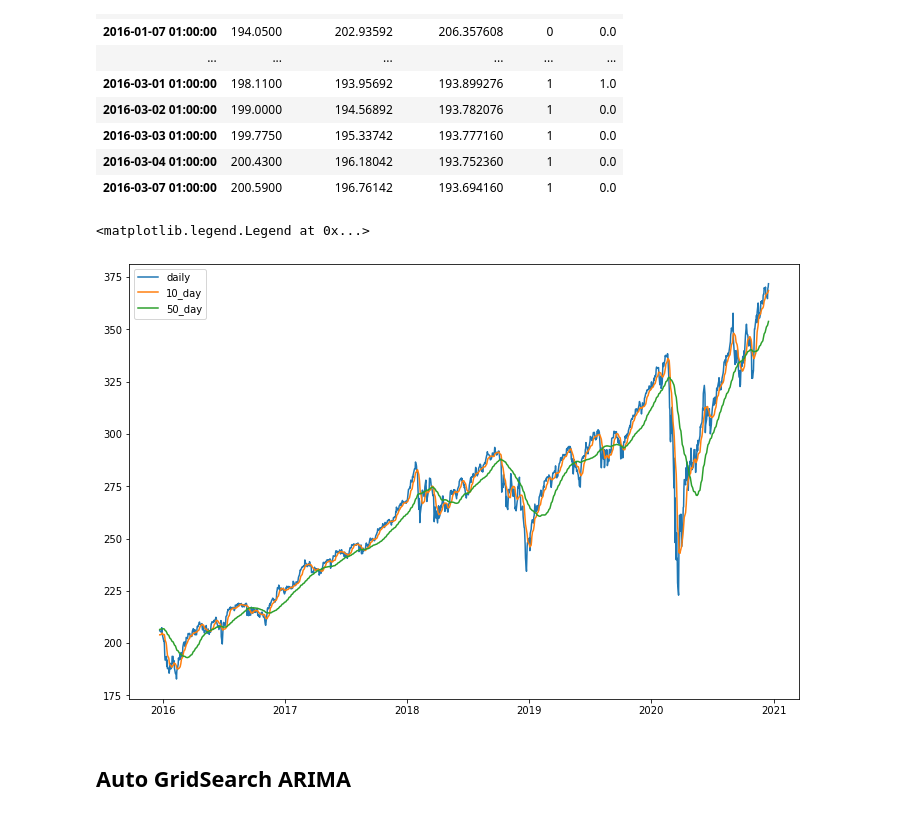
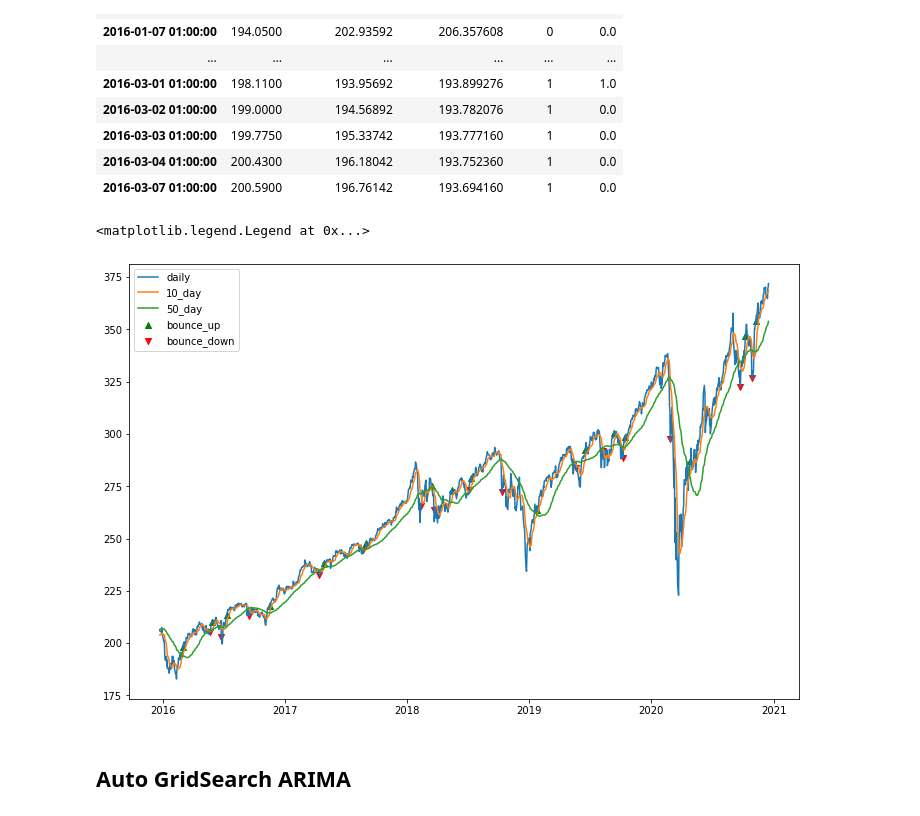
Before and after one commit to yunghanjeong/fitsnbits, a Jupyter notebook: notebooks/arima_auto_model.ipynb, the cells around one changed output. Saved outputs shown, nothing was run; the diff lists cells and outputs as text; code cells hidden in the pictures.

```diff
--- a/notebooks/arima_auto_model.ipynb
+++ b/notebooks/arima_auto_model.ipynb
@@ -106,13 +106,15 @@ test_data_df.head(50)
 # %%
 fig, ax = plt.subplots(figsize=(12,8))
 
 ax.plot(test_data_df.close, label="daily")
 ax.plot(test_data_df["10_rolling_mean"], label="10_day")
 ax.plot(test_data_df["50_rolling_mean"], label="50_day")
+ax.scatter(test_data_df[test_data_df.position == 1].close.index, test_data_df[test_data_df.position == 1].close, label = "bounce_up", marker="^", color="green")
+ax.scatter(test_data_df[test_data_df.position == -1].close.index, test_data_df[test_data_df.position == -1].close, label = "bounce_down", marker="v", color="red")
 plt.legend()
 # %% [output]
 <matplotlib.legend.Legend at 0x...>
-[figure, old version]
+[figure, new version]
 # %% [markdown]
 ## Auto GridSearch ARIMA
 # %%
```
